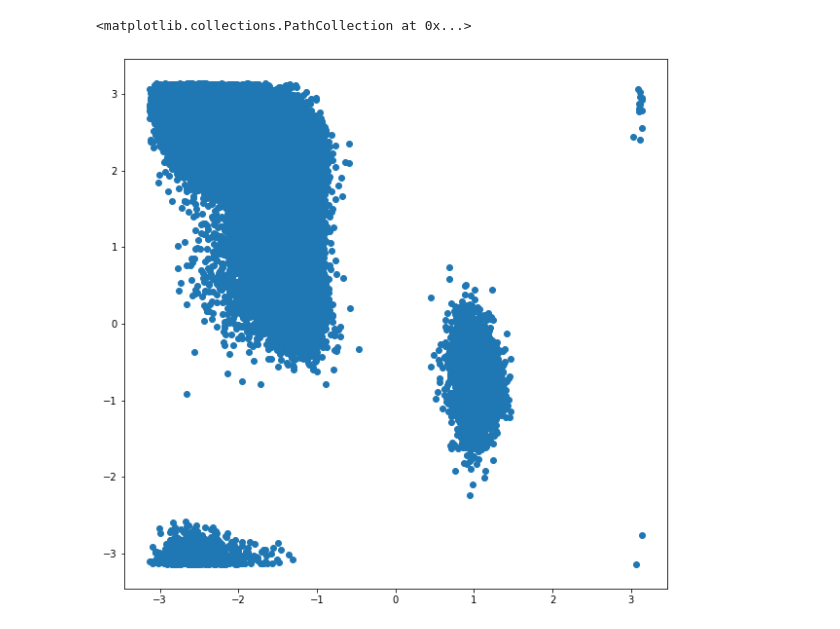
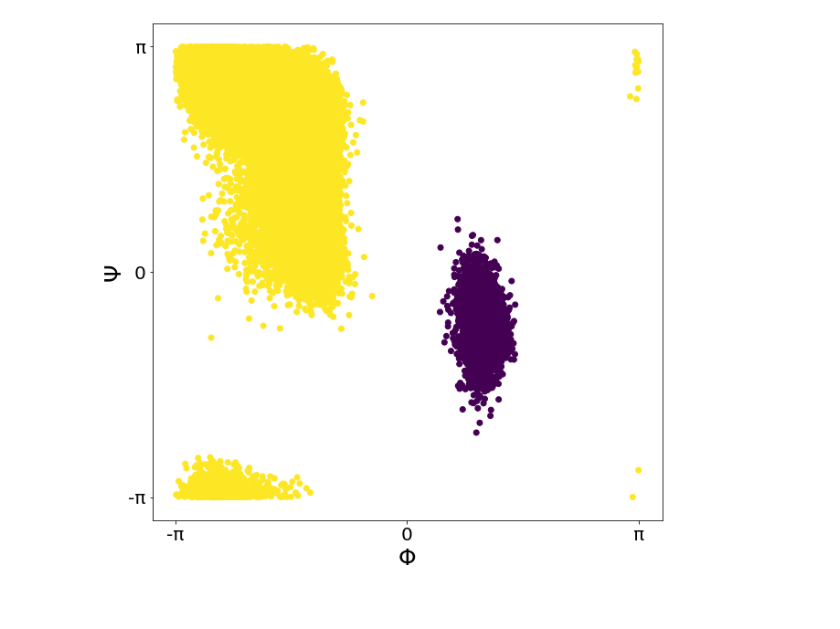
Before and after one commit to amtmanski/AEs, a Jupyter notebook: tae.ipynb, the cells around one changed output. Drawn from its saved outputs; the diff is of its cells as text; code cells hidden in the pictures.

Commit message:
results update

```diff
--- a/tae.ipynb
+++ b/tae.ipynb
@@ -178,9 +193 @@ Epoch 100 of 100, training loss = 15.084, validation loss = 15.021
 data = pd.read_csv('../../ala2_.csv')
-# %%
-fig = plt.figure(figsize=(10, 10))
-plt.scatter(data['phi'], data['psi'])
-plt.show()
-#fig.savefig('reduced.png', dpi=200)
-# %% [output]
-<matplotlib.collections.PathCollection at 0x...>
-[figure, removed]
@@ -186,0 +216,13 @@ plt.show()
+# %%
+#plot results
+Y = np.load('clusters.npy')
+fig = plt.figure(figsize=(10, 10))
+plt.scatter(data['phi'], data['psi'], c = Y)
+plt.xlabel('\u03A6', size=25)
+plt.xticks([-np.pi, 0, np.pi], ['-\u03C0', '0', '\u03C0'],size=20)
+plt.ylabel('\u03A8', size=25)
+plt.yticks([-np.pi, 0, np.pi], ['-\u03C0', '0', '\u03C0'],size=20)
+plt.show()
+fig.savefig('phipsi.png', dpi=200)
+# %% [output]
+[figure, added]
```
Also changed, not shown: parts of 16 cells of this notebook, 1 other file.
